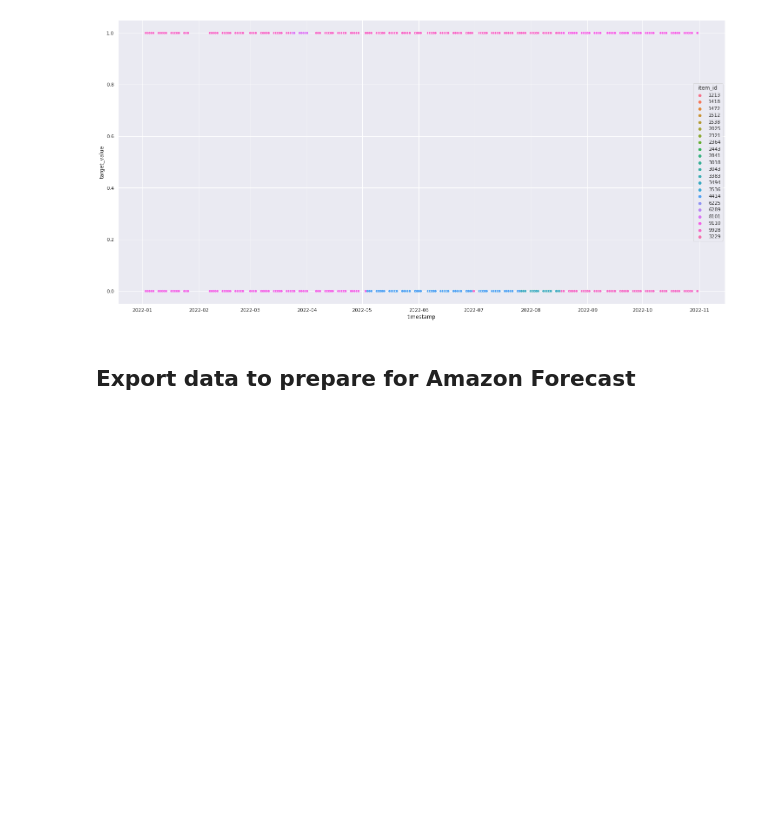
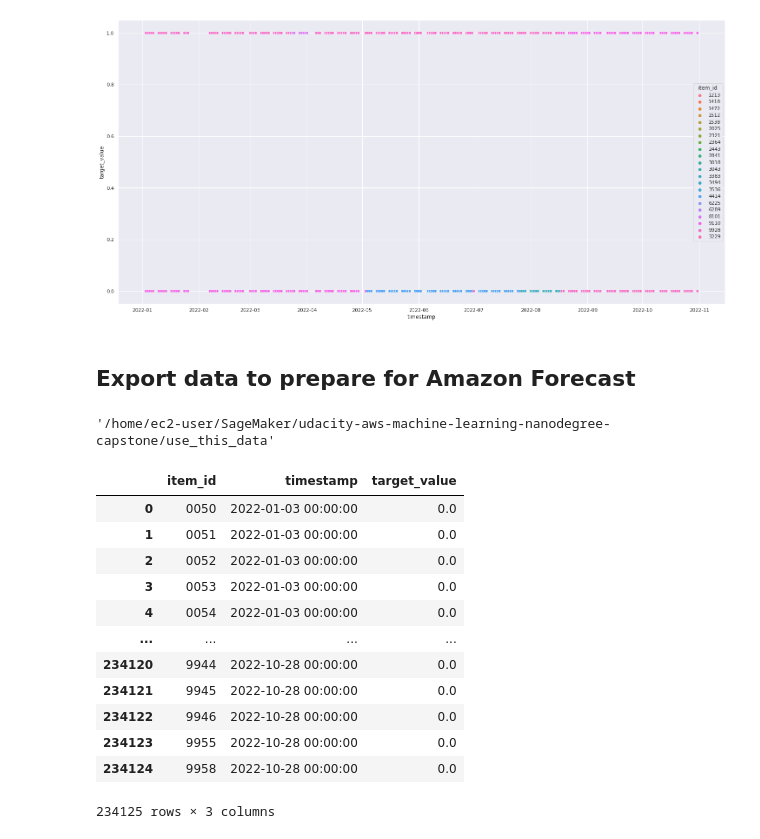
Before and after one commit to calebmcook/udacity-aws-machine-learning-nanodegree-capstone, a Jupyter notebook: 01-Data Import and Transformation.ipynb, the cells around one changed output. Cells and saved outputs as stored; diff of their text form; code cells hidden in the pictures; blank space fills up the shorter version.

```diff
--- a/01-Data Import and Transformation.ipynb
+++ b/01-Data Import and Transformation.ipynb
@@ -334,2 +336,25 @@ wl_exp02.to_parquet('./forecast_import/wl_exp02.parquet',index=False)
 # %%
 all3.to_parquet('./forecast_import/rds.parquet',index=False)
+# %%
+data_path
+# %% [output]
+'/home/ec2-user/SageMaker/udacity-aws-machine-learning-nanodegree-capstone/use_this_data'
+# %%
+#convert wl_exp02.parquet to csv
+wl_exp02 = pd.read_parquet(r'/home/ec2-user/SageMaker/udacity-aws-machine-learning-nanodegree-capstone/forecast_import/wl_exp02.parquet')
+# %%
+wl_exp02
+# %% [output]
+|  | item_id | timestamp | target_value |
+| 0 | 0050 | 2022-01-03 00:00:00 | 0.0 |
+| 1 | 0051 | 2022-01-03 00:00:00 | 0.0 |
+| 2 | 0052 | 2022-01-03 00:00:00 | 0.0 |
+| 3 | 0053 | 2022-01-03 00:00:00 | 0.0 |
+| 4 | 0054 | 2022-01-03 00:00:00 | 0.0 |
+| ... | ... | ... | ... |
+| 234120 | 9944 | 2022-10-28 00:00:00 | 0.0 |
+| 234121 | 9945 | 2022-10-28 00:00:00 | 0.0 |
+| 234122 | 9946 | 2022-10-28 00:00:00 | 0.0 |
+| 234123 | 9955 | 2022-10-28 00:00:00 | 0.0 |
+| 234124 | 9958 | 2022-10-28 00:00:00 | 0.0 |
+234125 rows × 3 columns
```
Also changed, not shown: parts of 7 cells of this notebook, 3 other files.
